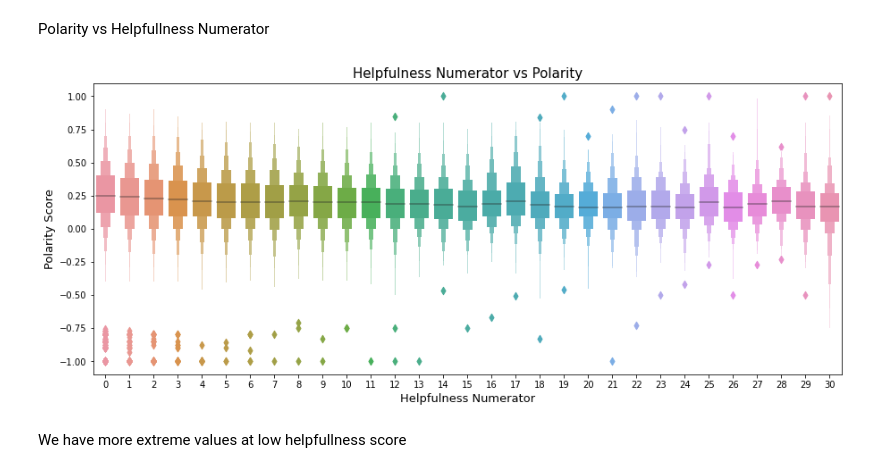
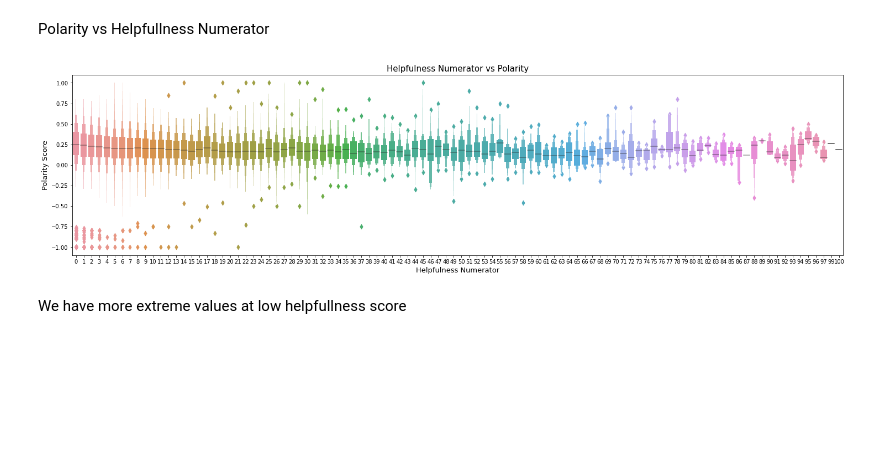
Before and after one commit to EnesGokceDS/Amazon_Reviews_NLP_Capstone_Project, a Jupyter notebook: Sentiment_Analysis_Amazon_Review.ipynb, the cells around one changed output. Saved outputs shown, nothing was run; the diff lists cells and outputs as text; code cells hidden in the pictures; blank space fills up the shorter version.

```diff
--- a/Sentiment_Analysis_Amazon_Review.ipynb
+++ b/Sentiment_Analysis_Amazon_Review.ipynb
@@ -105,0 +121,19 @@ df.sample(5)
+# %%
+# Let's plot the results
+import matplotlib.pyplot as plt
+
+plt.rcParams['figure.figsize'] = [10, 8]
+
+for index in range(1,6):
+    x = df2.polarity.loc[index]
+    y = df2.subjectivity.loc[index]
+    plt.scatter(x, y, color='blue')
+    plt.text(x+.001, y+.001, index, fontsize=10)
+    plt.xlim(-.01, .4)
+    plt.ylim(.5, .6)
+
+plt.title('Sentiment Analysis', fontsize=20)
+plt.xlabel('<-- Negative -------- Positive -->', fontsize=15)
+plt.ylabel('<-- Facts -------- Opinions -->', fontsize=15)
+
+plt.show()
@@ -105,0 +157,18 @@ df.sample(5)
+# %%
+import matplotlib.pyplot as plt
+
+plt.rcParams['figure.figsize'] = [10, 8]
+
+for index, reviews in enumerate(df3.index):
+    x = df3.polarity.loc[reviews]
+    y = df3.subjectivity.loc[reviews]
+    plt.scatter(x, y, color='blue')
+    plt.text(x+.001, y+.001, df3['reviews'][index], fontsize=10)
+    plt.xlim(-.01, .4)
+    plt.ylim(.5, .6)
+
+plt.title('Sentiment Analysis', fontsize=20)
+plt.xlabel('<-- Negative -------- Positive -->', fontsize=15)
+plt.ylabel('<-- Facts -------- Opinions -->', fontsize=15)
+
+plt.show()
@@ -183,3 +239,0 @@ stop_added = stop.union(add_words)
-# %%
-df['Text'] = df['Text'].apply(lambda x: " ".join(x for x in x.split() if x not in stop))
-df['Text'].sample(5)
@@ -224,15 +271,15 @@ plt.show();
 # %% [markdown]
 Polarity vs Helpfullness Numerator
 # %%
-plt.figure(figsize=(15,6))
-df_sub= df.loc[df.HelpfulnessNumerator <=30]
+plt.figure(figsize=(25,6))
+df_sub= df.loc[df.HelpfulnessNumerator <=100]
 sns.boxenplot(x='HelpfulnessNumerator', y='polarity', data=df_sub)
 plt.xlabel('Helpfulness Numerator', fontsize=13)
 plt.ylabel('Polarity Score', fontsize=13)
 plt.title('Helpfulness Numerator vs Polarity', fontsize=15)
 plt.show();
 # %% [output]
-[figure, old version]
+[figure, new version]
 # %% [markdown]
 We have more extreme values at low helpfullness score
 # %% [markdown]
```
Also changed, not shown: parts of 24 cells of this notebook.
